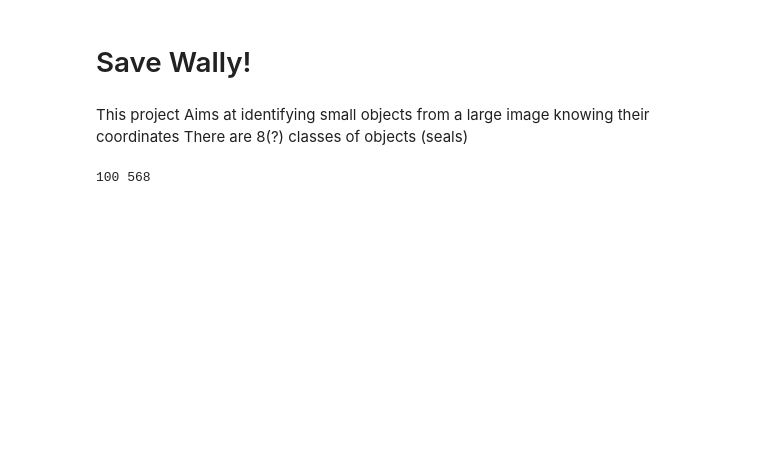
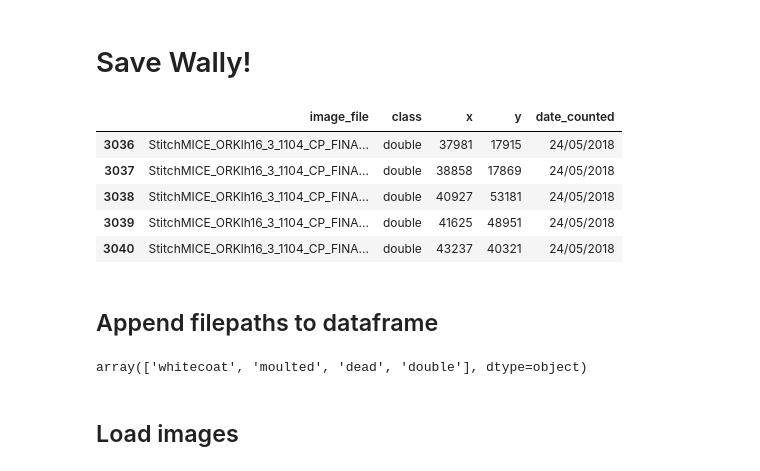
Before and after one commit to alex-schaaf/savewally, a Jupyter notebook: master.ipynb, the cells around one changed output. Drawn from its saved outputs; the diff is of its cells as text; code cells hidden in the pictures; blank space fills up the shorter version.

```diff
--- a/master.ipynb
+++ b/master.ipynb
@@ -1,34 +1,2 @@
 # %% [markdown]
 # Save Wally!
-# %% [markdown]
-This project Aims at identifying small objects from a large image knowing their coordinates
-There are 8(?) classes of objects (seals)
-# %%
-import numpy as np
-maxX = 46883
-maxY = 63512
-SizeTile = 256
-# coordinate vector full resolution
-Xo = np.arange(maxX)
-Yo = np.arange(maxY)
-# LL coordinate of tiles
-Xto = Xo[::SizeTile]
-Yto = Yo[::SizeTile]
-
-def LocateTile (X,Y,SizeTile):
-    '''Locate the tile index from the pixel coordinate'''
-    return X//SizeTile, Y//SizeTile
-
-def axisTile (Coord, depth):
-    '''Locate pixel coordinate from coordinate vector at given depth'''
-    return Coord[::2*depth]
-
-def find_nearest(array, value):
-    return (np.abs(array - value)).argmin()
-
-
-DummyX, DummyY = 1001, 5679
-k=5
-print(find_nearest(axisTile(Xo,k), DummyX), find_nearest(axisTile(Yo, k), DummyY))
-# %% [output]
-100 568
@@ -34,0 +13,12 @@ print(find_nearest(axisTile(Xo,k), DummyX), find_nearest(axisTile(Yo, k), DummyY
+# %%
+df = pd.read_csv("data/Linga Holm_ORKlh_2016_3&4_20180906.csv")
+df = df[df.image_file =='StitchMICE_ORKlh16_3_1104_CP_FINAL.tif']
+# %% [output]
+|  | image_file | class | x | y | date_counted |
+| 3036 | StitchMICE_ORKlh16_3_1104_CP_FINA... | double | 37981 | 17915 | 24/05/2018 |
+| 3037 | StitchMICE_ORKlh16_3_1104_CP_FINA... | double | 38858 | 17869 | 24/05/2018 |
+| 3038 | StitchMICE_ORKlh16_3_1104_CP_FINA... | double | 40927 | 53181 | 24/05/2018 |
+| 3039 | StitchMICE_ORKlh16_3_1104_CP_FINA... | double | 41625 | 48951 | 24/05/2018 |
+| 3040 | StitchMICE_ORKlh16_3_1104_CP_FINA... | double | 43237 | 40321 | 24/05/2018 |
+# %% [markdown]
+## Append filepaths to dataframe
@@ -35,2 +33,8 @@ print(find_nearest(axisTile(Xo,k), DummyX), find_nearest(axisTile(Yo, k), DummyY
+# %%
+df["class"].unique()
+# %% [output]
+array(['whitecoat', 'moulted', 'dead', 'double'], dtype=object)
+# %% [markdown]
+## Load images
 # %%
 # %% [output]
```
Also changed, not shown: parts of 33 cells of this notebook, 4 other files.
